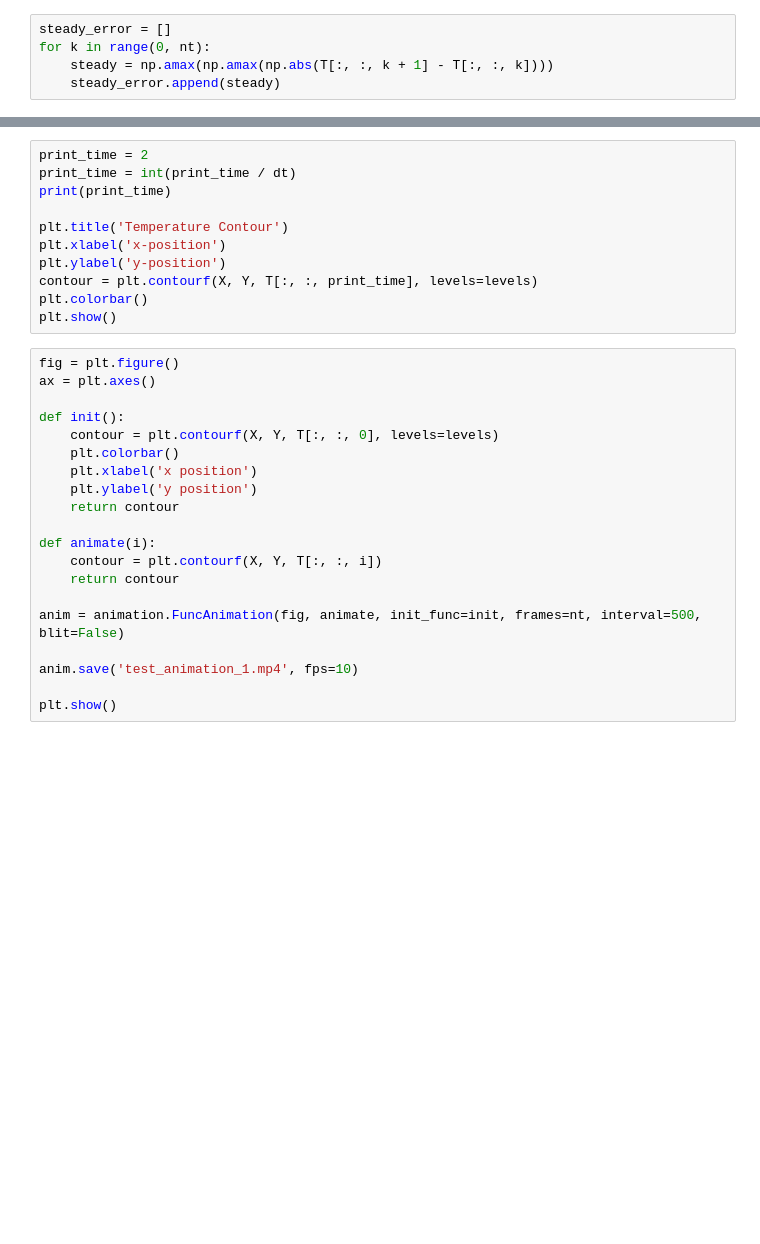
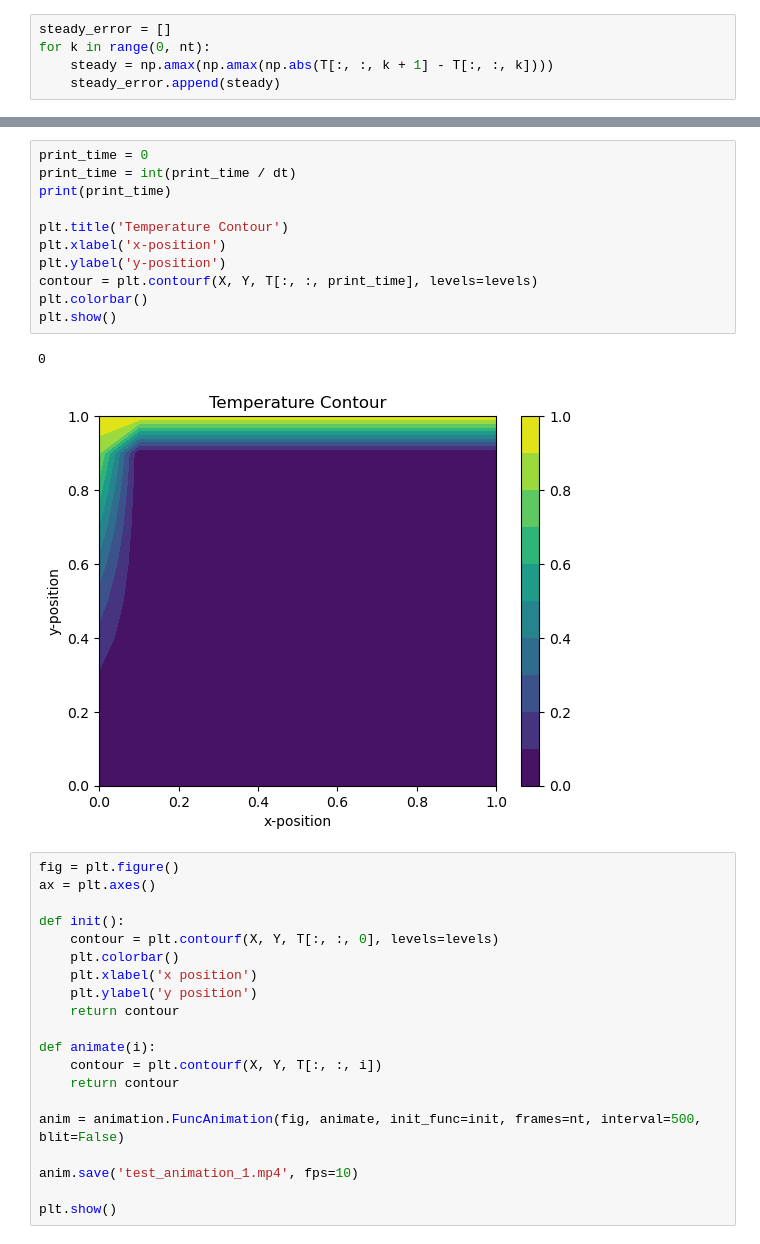
Before and after one commit to AdamCutright/ChE-7500, a Jupyter notebook: Project_2_part_2.ipynb, the cells around one changed output, grey strips where cells are left out. Cells and saved outputs as stored; diff of their text form; blank space fills up the shorter version.

```diff
--- a/Project_2_part_2.ipynb
+++ b/Project_2_part_2.ipynb
@@ -133,14 +204,17 @@ plt.show()
 # %%
-print_time = 2
+print_time = 0
 print_time = int(print_time / dt)
 print(print_time)
 
 plt.title('Temperature Contour')
 plt.xlabel('x-position')
 plt.ylabel('y-position')
 contour = plt.contourf(X, Y, T[:, :, print_time], levels=levels)
 plt.colorbar()
 plt.show()
+# %% [output]
+0
+[figure, added]
 # %%
 fig = plt.figure()
 ax = plt.axes()
```
Also changed, not shown: parts of 11 cells of this notebook.
